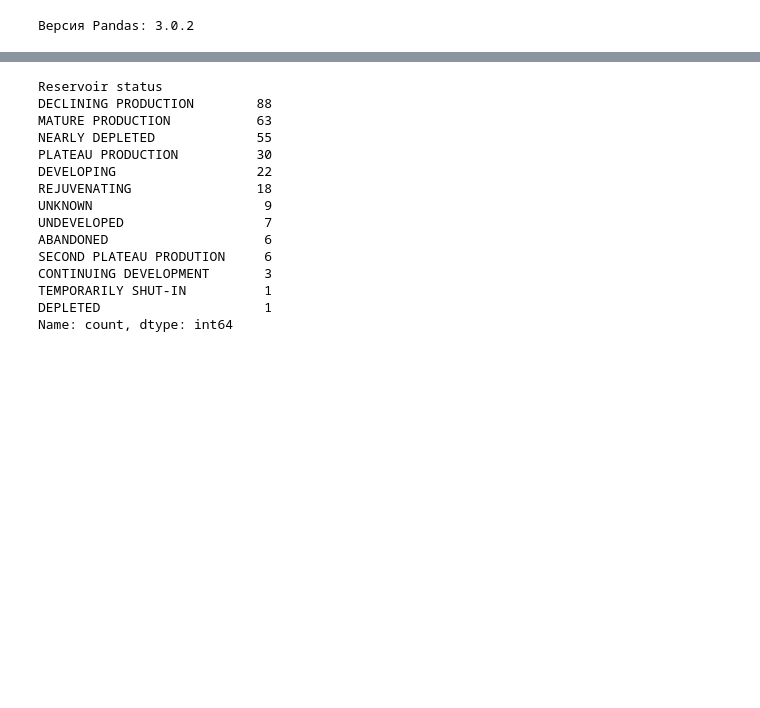
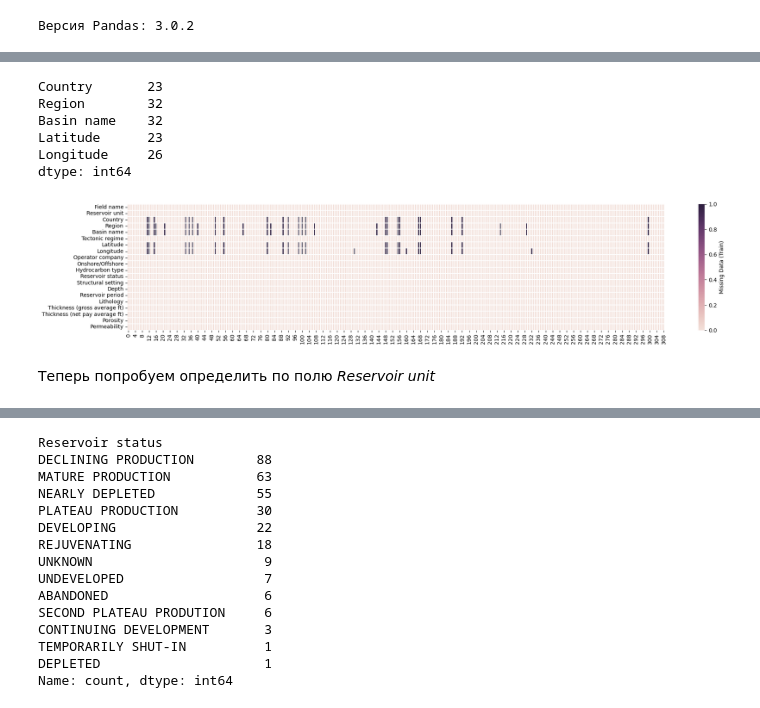
Before and after one commit to iTonyJah/DataScience, a Jupyter notebook: Edu/classical_ml/Oil_and_Gas_Field_Development_DZ_3.ipynb, the cells around one changed output, grey strips where cells are left out. Cells and saved outputs as stored; diff of their text form; code cells hidden in the pictures; blank space fills up the shorter version.

```diff
--- a/Edu/classical_ml/Oil_and_Gas_Field_Development_DZ_3.ipynb
+++ b/Edu/classical_ml/Oil_and_Gas_Field_Development_DZ_3.ipynb
@@ -155,0 +170,17 @@ plt.show()
+# %%
+# Разделим данные на две таблицы, где есть пропуски и где все поля заполнены
+
+# .any(axis='columns') - перебирает все строки и помечает всю строку True, если есть хотя бы один NaN в любой колонке
+missed = train[train.isna().any(axis='columns')]
+
+filled = train.dropna()
+
+# Получим список заполненных полей
+
+filled_field_names = filled['Field name'].unique()
+
+# Отберём те строки, в таблице с пропусками, которые есть без пропусков
+common_field_names = missed[missed['Field name'].isin(filled_field_names)]
+
+# Выведем результат из общей таблицы, чтобы визауально оценить возможность заполнения пропусков
+display(train[train['Field name'].isin(common_field_names['Field name'])].sort_values('Field name'))
@@ -155,0 +204,9 @@ plt.show()
+# %%
+# создадим таблицу справочник с модой и медианой по названию месторождения
+field_name_map = filled.groupby('Field name').agg({
+    'Country': lambda x: x.mode().iat[0], # так как мода вычисляется, то для указания индекса используем iat
+    'Region': lambda x: x.mode().iat[0],
+    'Basin name': lambda x: x.mode().iat[0],
+    'Latitude': 'median',
+    'Longitude':'median',
+})
@@ -155,0 +223,4 @@ plt.show()
+# %%
+# Заполнение, сбрасываем индекс на название, заполняем из справочника, восстанавливаем индекс
+train = train.set_index('Field name').fillna(field_name_map).reset_index()
+test = test.set_index('Field name').fillna(field_name_map).reset_index()
@@ -155,0 +247,25 @@ plt.show()
+# %%
+# Выведем список колонок с пропущенными значениями
+train.isna().sum()[train.isna().sum() > 0]
+# %% [output]
+Country       23
+Region        32
+Basin name    32
+Latitude      23
+Longitude     26
+dtype: int64
+# %%
+fig, (ax1) = plt.subplots(1, 1, figsize=(20, 4))
+
+cmap = sns.cubehelix_palette(as_cmap=True, light=.9)
+
+sns.heatmap(train.isna().transpose(), cmap=cmap, ax=ax1,
+            cbar_kws={'label': 'Missing Data (Train)'}, linewidths=0.003)
+
+plt.tight_layout()
+plt.savefig("./classification-of-oil-and-gas/visualizing_missing_data_with_heatmap_Seaborn_Python_less_by_Field_name.png", dpi=200)
+plt.show()
+# %% [output]
+[figure, added]
+# %% [markdown]
+Теперь попробуем определить по полю *Reservoir unit*
```
Also changed, not shown: parts of 60 cells of this notebook.
